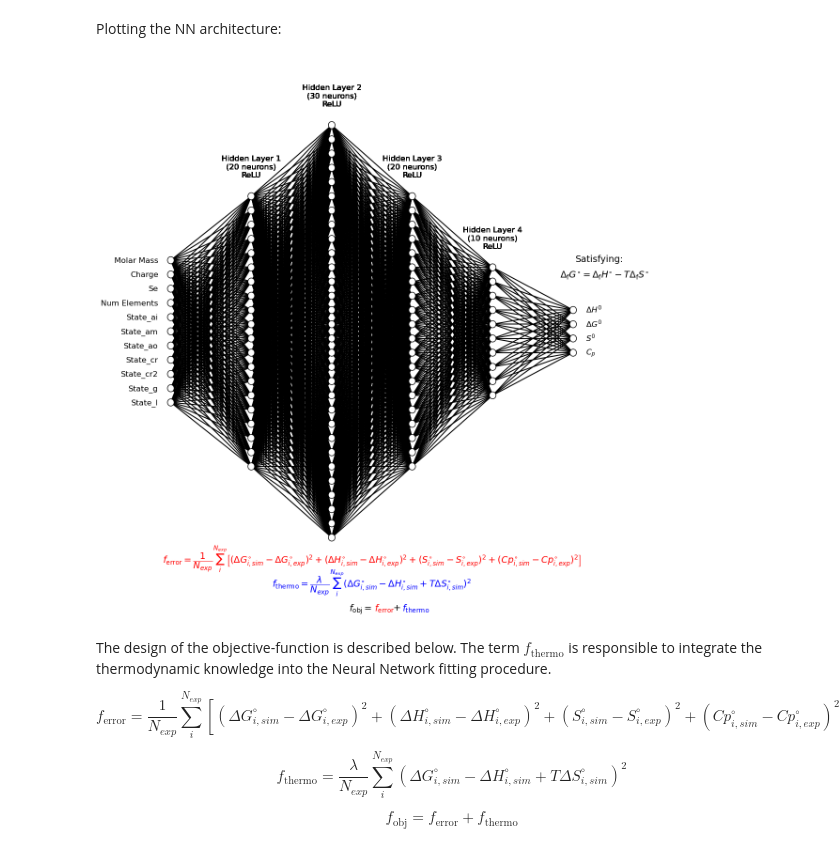
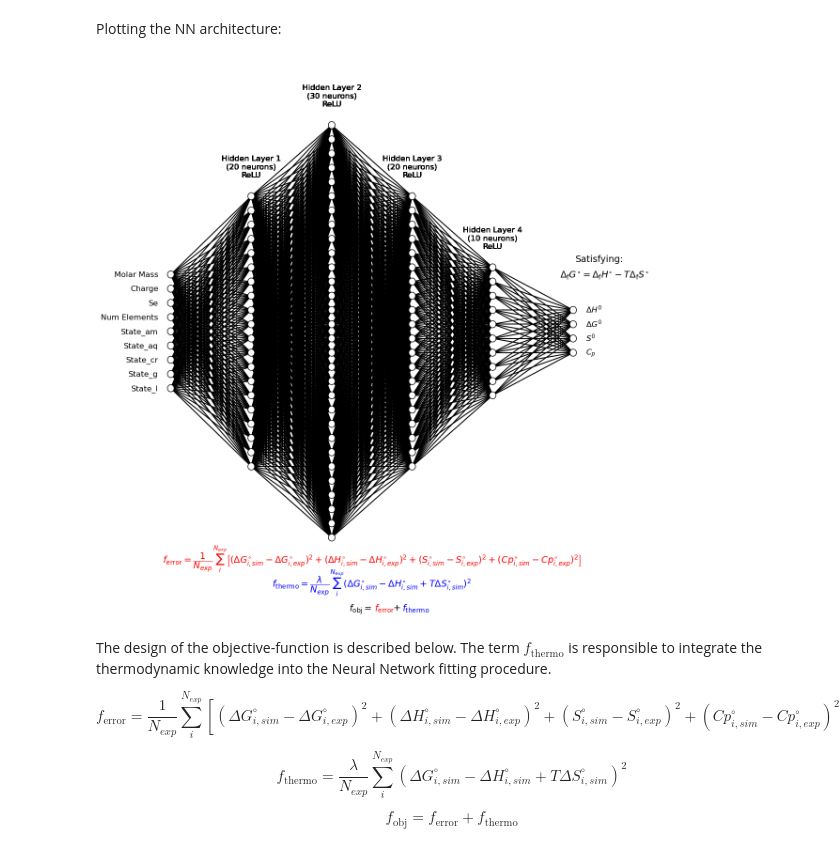
Before and after one commit to ThermoPhase-FCSRG/stdprops-ml, a Jupyter notebook: notebooks/consistent-stdprops-ml-predictions-pytorch.ipynb, the cells around one changed output. Drawn from its saved outputs; the diff is of its cells as text; code cells hidden in the pictures.

Commit message:
Remove outliers in full NIST db and improve flexibility in the code

```diff
--- a/notebooks/consistent-stdprops-ml-predictions-pytorch.ipynb
+++ b/notebooks/consistent-stdprops-ml-predictions-pytorch.ipynb
@@ -161,6 +168,7 @@ def parse_chemical_formula(formula: str) -> dict[str, int]:
 # %%
 Se_species = []
 n_elements_in_species = []
+df_nist_stdprops = df_nist_stdprops_original.copy(deep=True)
 for index, row in df_nist_stdprops.iterrows():
     species_formula = row["Formula"]
     elements_in_species = parse_chemical_formula(species_formula)
@@ -236,0 +247,13 @@ df_nist_stdprops
+# %%
+T = 298.15  # in K
+nist_GHS_residuals = []
+for index, row in df_nist_stdprops.iterrows():
+    G0_nist = row["deltaG0"] * 1000
+    H0_nist = row["deltaH0"] * 1000
+    S0_nist = row["S0"]
+    Se_nist = row["Se"]
+    GHS_residual_expected = G0_nist - H0_nist + T * (S0_nist - Se_nist)
+    nist_GHS_residuals.append(GHS_residual_expected)
+
+df_nist_stdprops["GHS residual"] = nist_GHS_residuals
+df_nist_stdprops
@@ -236,0 +276,11 @@ df_nist_stdprops
+# %%
+if has_to_remove_outliers:
+    quantile_cut = 0.025
+    quantile_low = df_nist_stdprops["GHS residual"].quantile(quantile_cut)
+    quantile_high  = df_nist_stdprops["GHS residual"].quantile(1 - quantile_cut)
+
+    df_nist_stdprops = df_nist_stdprops[
+        (df_nist_stdprops["GHS residual"] < quantile_high) & (df_nist_stdprops["GHS residual"] > quantile_low)
+    ].copy()
+
+df_nist_stdprops
@@ -269,11 +333,14 @@ Name: count, dtype: int64
 # %%
 state_renamings = {
     "g2": "g",
+    "cr2": "cr",
     "cr3": "cr",
     "l2": "l",
     "g3": "g",
     "cr4": "cr",
     "l3": "l",
+    "ao": "aq",
+    "ai": "aq",
 }
 X.replace(state_renamings, inplace=True)
 # %% [output]
@@ -558,35 +655,35 @@ def draw_neural_net(ax, left, right, bottom, top, layer_sizes, input_labels, out
     # Objective Function Annotation with Different Colors
     obj_function_text_1 = r"$f_{\text{obj}} = $"
     obj_function_text_2 = r"$f_{\text{error}}$"
     obj_function_text_3 = r"$ + $"
     obj_function_text_4 = r"$f_{\text{thermo}}$"
 
     ax.text(0.5, -0.01, obj_function_text_1, fontsize=14, ha='right', va='top', transform=ax.transAxes)
     ax.text(0.505, -0.01, obj_function_text_2, fontsize=14, ha='left', va='top', transform=ax.transAxes, color='red')
     ax.text(0.542, -0.01, obj_function_text_3, fontsize=14, ha='left', va='top', transform=ax.transAxes)
     ax.text(0.56, -0.01, obj_function_text_4, fontsize=14, ha='left', va='top', transform=ax.transAxes, color='blue')
     # obj_function_text = r"$f_{\text{obj}} = f_{\text{error}} + f_{\text{thermo}}$"
     # ax.text(0.5, 0.0, obj_function_text, fontsize=14, ha='center', va='top', transform=ax.transAxes)
 
 
 # Define the layer sizes and labels
 layer_sizes = [num_features, 20, 30, 20, 10, num_targets]  # Adjust as needed
-input_labels = ['Molar Mass', 'Charge', 'Se', 'Num Elements', 'State_ai', 'State_am', 'State_ao', 'State_cr', 'State_cr2', 'State_g', 'State_l']
+input_labels = list(X_train.columns)
 output_labels = [r'$\Delta H^0$', r'$\Delta G^0$', r'$S^0$', r'$C_p$']
 
 # Create the figure
 fig = plt.figure(figsize=(12, 12))
 ax = fig.gca()
 ax.axis('off')
 draw_neural_net(ax, .1, .9, .1, .9, layer_sizes, input_labels, output_labels)
 
 plt.tight_layout()
 if is_saving_figure_enabled:
     plt.savefig(RESULTS_PATH / "nn_architecture.png", dpi=600)
 
 plt.show()
 # %% [output]
-[figure, old version]
+[figure, new version]
 # %% [markdown]
 The design of the objective-function is described below. The term $f_{\text{thermo}}$ is responsible to integrate the thermodynamic knowledge into the Neural Network fitting procedure.
 
```
Also changed, not shown: parts of 69 cells of this notebook, 1 other file.
